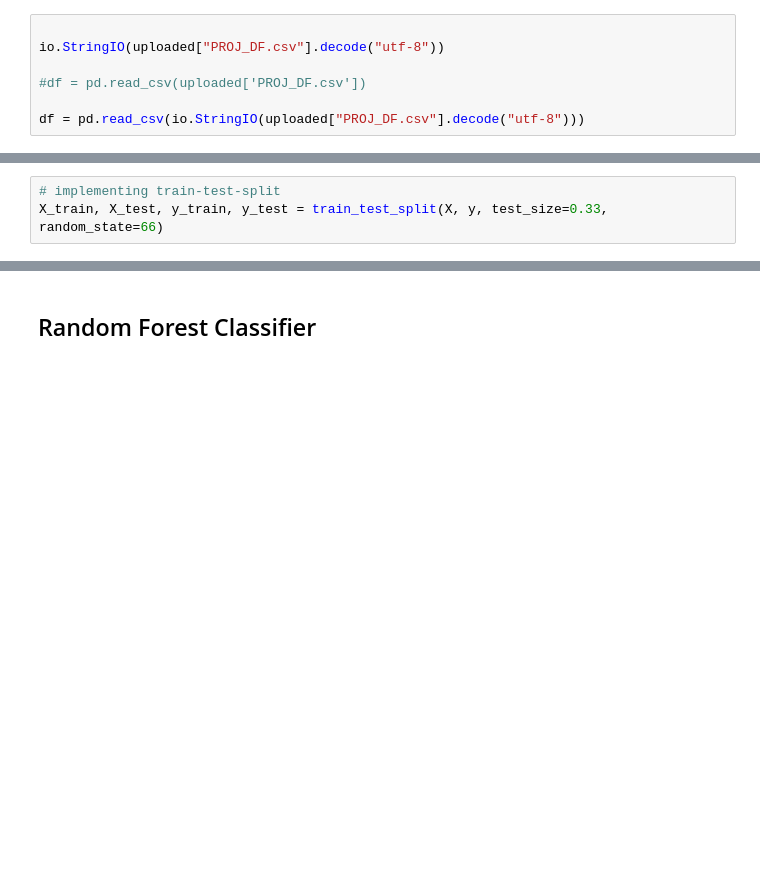
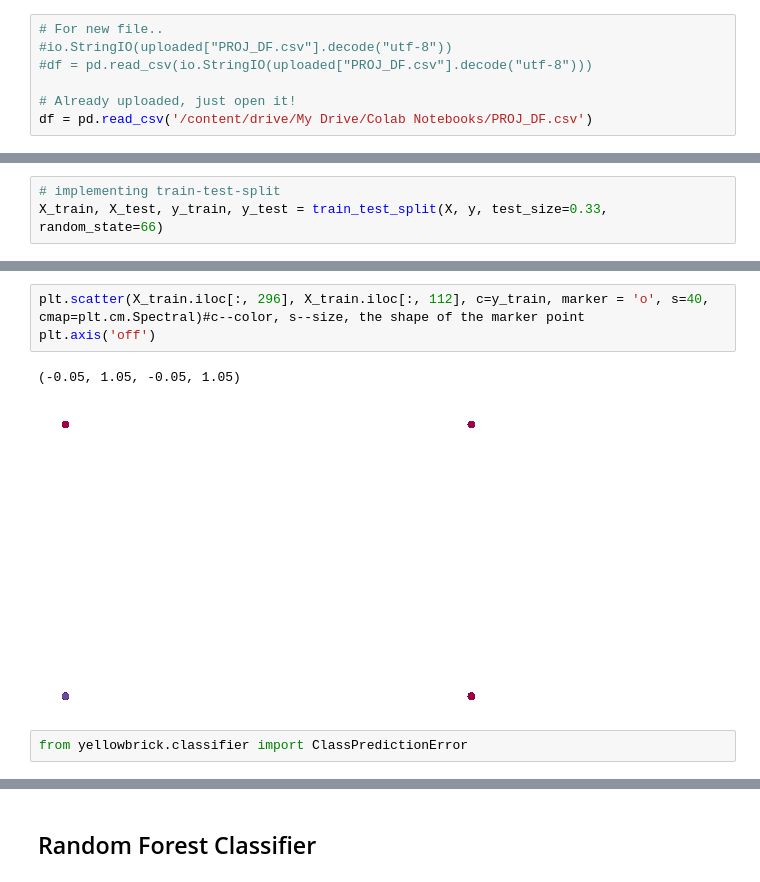
Before and after one commit to jefbags/DS504, a Jupyter notebook: COLAB_Data_Modeling.ipynb, the cells around one changed output, grey strips where cells are left out. Drawn from its saved outputs; the diff is of its cells as text; blank space fills up the shorter version.

```diff
--- a/COLAB_Data_Modeling.ipynb
+++ b/COLAB_Data_Modeling.ipynb
@@ -37,10 +59,10 @@ Saving PROJ_DF.csv to PROJ_DF (1).csv
 # %%
+# For new file..
+#io.StringIO(uploaded["PROJ_DF.csv"].decode("utf-8"))
+#df = pd.read_csv(io.StringIO(uploaded["PROJ_DF.csv"].decode("utf-8")))
 
-io.StringIO(uploaded["PROJ_DF.csv"].decode("utf-8"))
-
-#df = pd.read_csv(uploaded['PROJ_DF.csv'])
-
-df = pd.read_csv(io.StringIO(uploaded["PROJ_DF.csv"].decode("utf-8")))
+# Already uploaded, just open it!
+df = pd.read_csv('/content/drive/My Drive/Colab Notebooks/PROJ_DF.csv')
 # %%
 pd.set_option('display.max.columns', None)
 df.head()
@@ -71,0 +132,8 @@ X_train, X_test, y_train, y_test = train_test_split(X, y, test_size=0.33, random
+# %%
+plt.scatter(X_train.iloc[:, 296], X_train.iloc[:, 112], c=y_train, marker = 'o', s=40, cmap=plt.cm.Spectral)#c--color, s--size, the shape of the marker point
+plt.axis('off')
+# %% [output]
+(-0.05, 1.05, -0.05, 1.05)
+[figure, added]
+# %%
+from yellowbrick.classifier import ClassPredictionError
```
Also changed, not shown: parts of 119 cells of this notebook.
